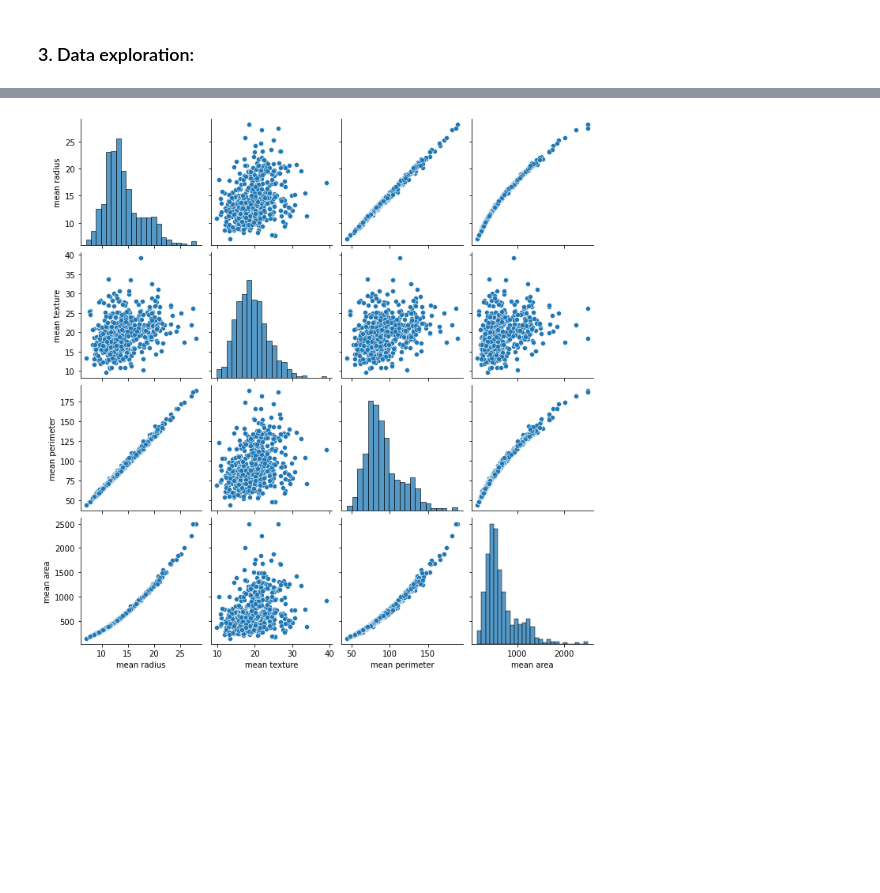
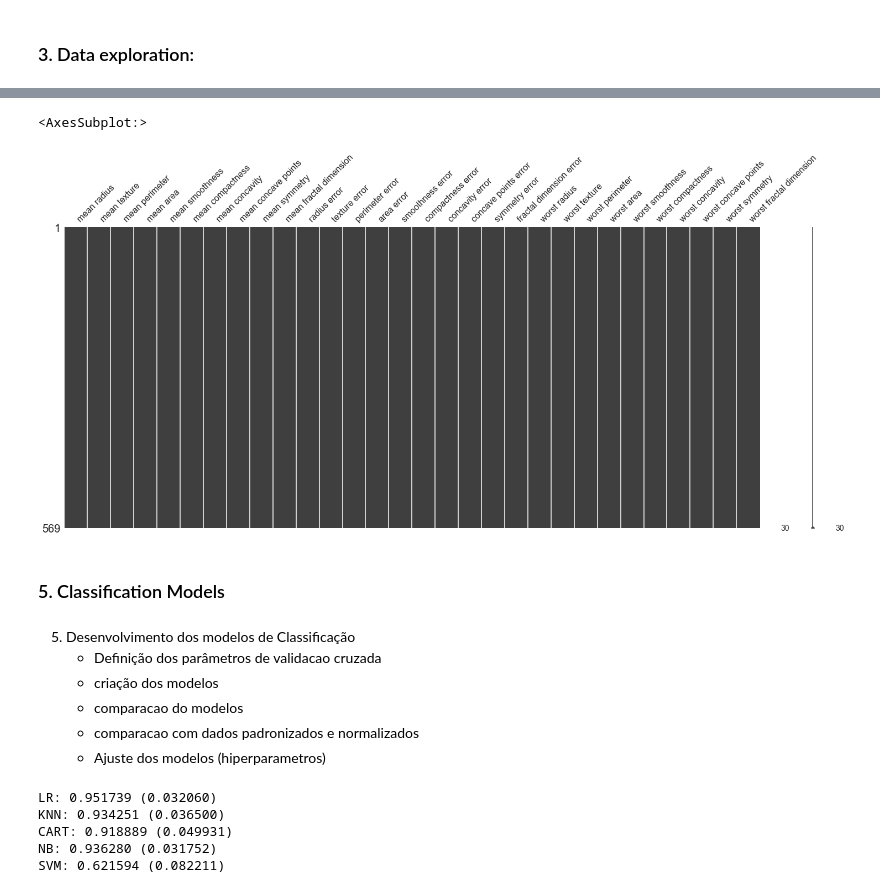
Before and after one commit to GiovannaBezerra/breast_cancer_detection, a Jupyter notebook: Breast_Cancer_Detection.ipynb, the cells around one changed output, grey strips where cells are left out. Saved outputs shown, nothing was run; the diff lists cells and outputs as text; code cells hidden in the pictures; blank space fills up the shorter version.

Commit message:
including first round of models tests

```diff
--- a/Breast_Cancer_Detection.ipynb
+++ b/Breast_Cancer_Detection.ipynb
@@ -187,5 +243,0 @@ plt.show()
-# %%
-sns.pairplot(df[['mean radius','mean texture','mean perimeter','mean area']])
-plt.show()
-# %% [output]
-[figure, removed]
@@ -202,0 +244,9 @@ print(df.grupoby('diagnosis').size())
+# %%
+features = df.iloc[:,0:-1]
+# %%
+features.replace(0, np.nan, inplace=True)
+# %%
+ms.matrix(features)
+# %% [output]
+<AxesSubplot:>
+[figure, added]
@@ -202,0 +262,9 @@ print(df.grupoby('diagnosis').size())
+# %% [markdown]
+### 5. Classification Models
+# %% [markdown]
+5. Desenvolvimento dos modelos de Classificação
+    - Definição dos parâmetros de validacao cruzada
+    - criação dos modelos
+    - comparacao do modelos
+    - comparacao com dados padronizados e normalizados
+    - Ajuste dos modelos (hiperparametros)
@@ -202,0 +285,17 @@ print(df.grupoby('diagnosis').size())
+# %%
+# Avaliação dos modelos
+results = []
+names = []
+for name, model in models:
+  kfold = KFold(n_splits=num_folds)
+  cv_results = cross_val_score(model, X_train, Y_train, cv=kfold, scoring=scoring)
+  results.append(cv_results)
+  names.append(name)
+  msg = "%s: %f (%f)" % (name, cv_results.mean(), cv_results.std())
+  print(msg)
+# %% [output]
+LR: 0.951739 (0.032060)
+KNN: 0.934251 (0.036500)
+CART: 0.918889 (0.049931)
+NB: 0.936280 (0.031752)
+SVM: 0.621594 (0.082211)
```
Also changed, not shown: parts of 28 cells of this notebook.
